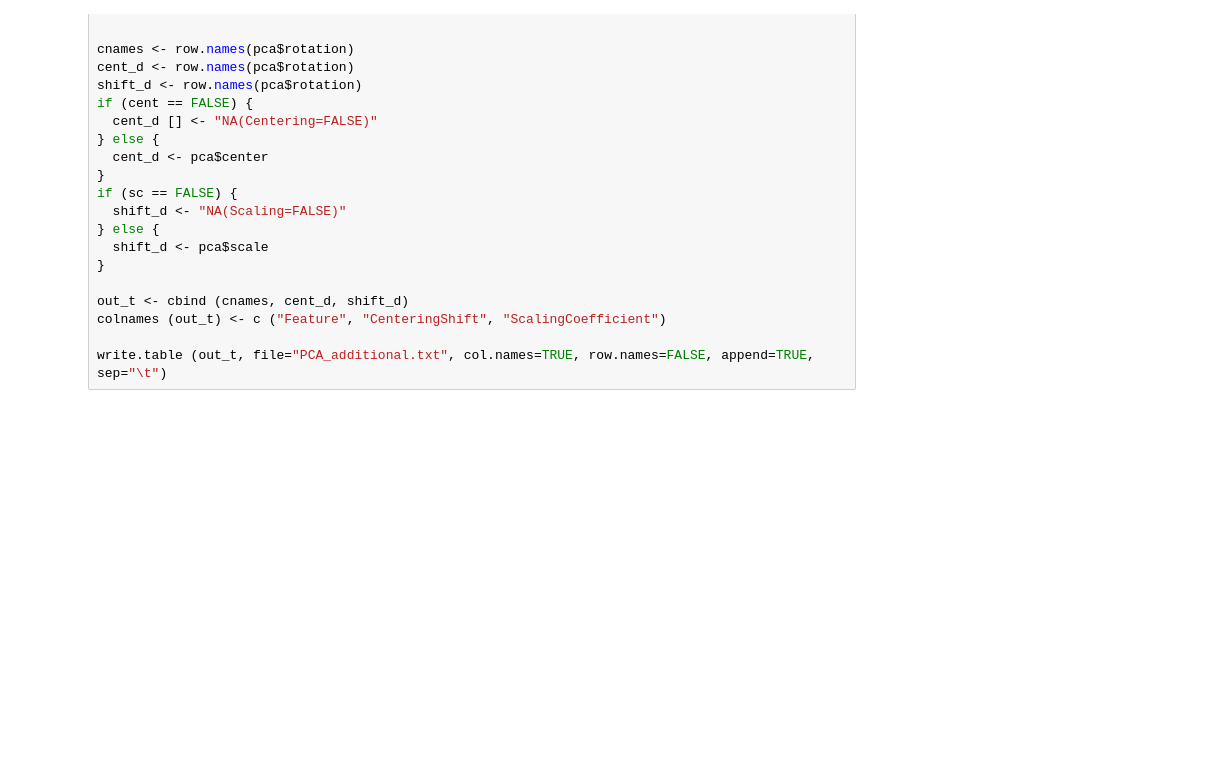
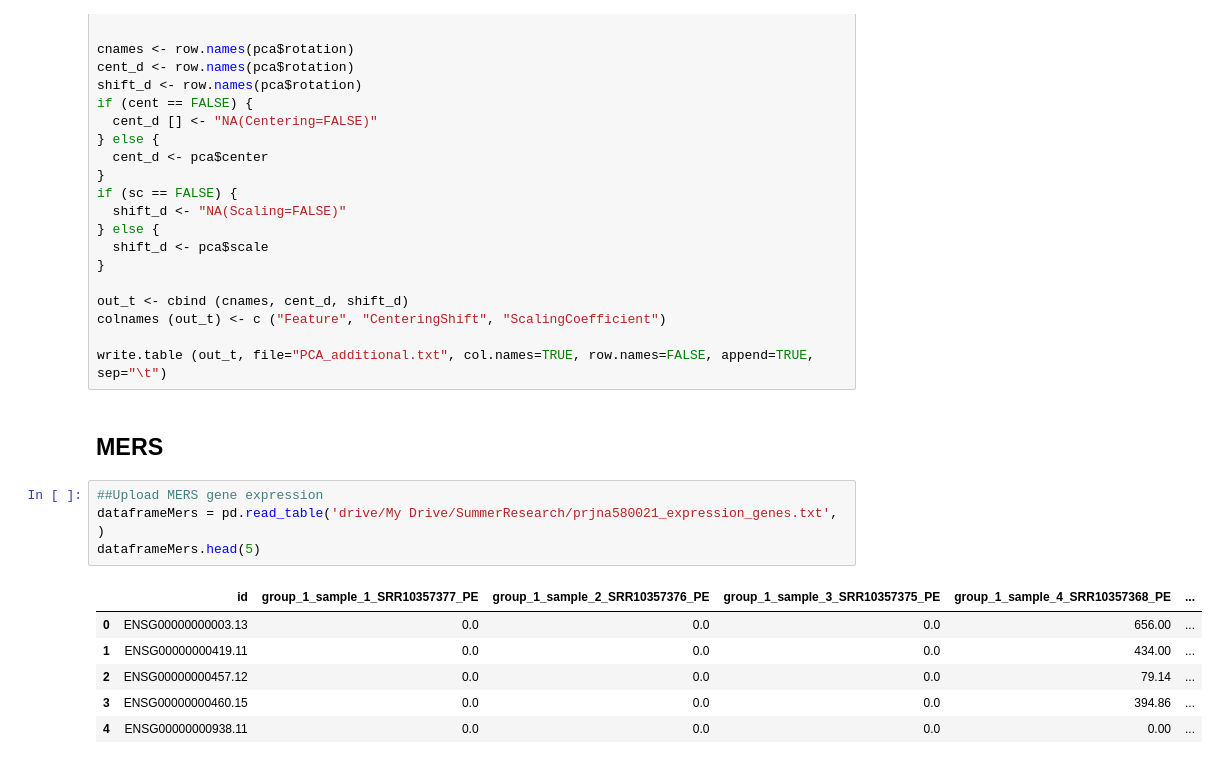
Before and after one commit to cindykhris/SummerInternship2020, a Jupyter notebook: SummerInternship2020.ipynb, the cells around one changed output. Cells and saved outputs as stored; diff of their text form; blank space fills up the shorter version.

```diff
--- a/SummerInternship2020.ipynb
+++ b/SummerInternship2020.ipynb
@@ -592,3 +732,16 @@ out_t <- cbind (cnames, cent_d, shift_d)
 colnames (out_t) <- c ("Feature", "CenteringShift", "ScalingCoefficient")
 
 write.table (out_t, file="PCA_additional.txt", col.names=TRUE, row.names=FALSE, append=TRUE, sep="\t")
+# %% [markdown]
+## MERS
+# %%
+##Upload MERS gene expression
+dataframeMers = pd.read_table('drive/My Drive/SummerResearch/prjna580021_expression_genes.txt', )
+dataframeMers.head(5)
+# %% [output]
+|  | id | group_1_sample_1_SRR10357377_PE | group_1_sample_2_SRR10357376_PE | group_1_sample_3_SRR10357375_PE | group_1_sample_4_SRR10357368_PE | ... |
+| 0 | ENSG00000000003.13 | 0.0 | 0.0 | 0.0 | 656.00 | ... |
+| 1 | ENSG00000000419.11 | 0.0 | 0.0 | 0.0 | 434.00 | ... |
+| 2 | ENSG00000000457.12 | 0.0 | 0.0 | 0.0 | 79.14 | ... |
+| 3 | ENSG00000000460.15 | 0.0 | 0.0 | 0.0 | 394.86 | ... |
+| 4 | ENSG00000000938.11 | 0.0 | 0.0 | 0.0 | 0.00 | ... |
```
Also changed, not shown: parts of 34 cells of this notebook.
